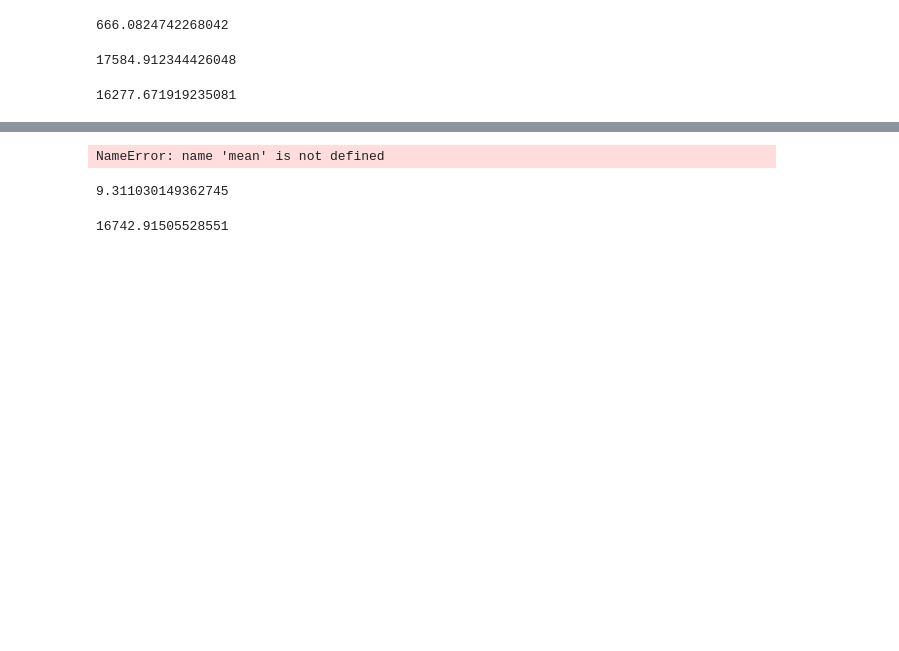
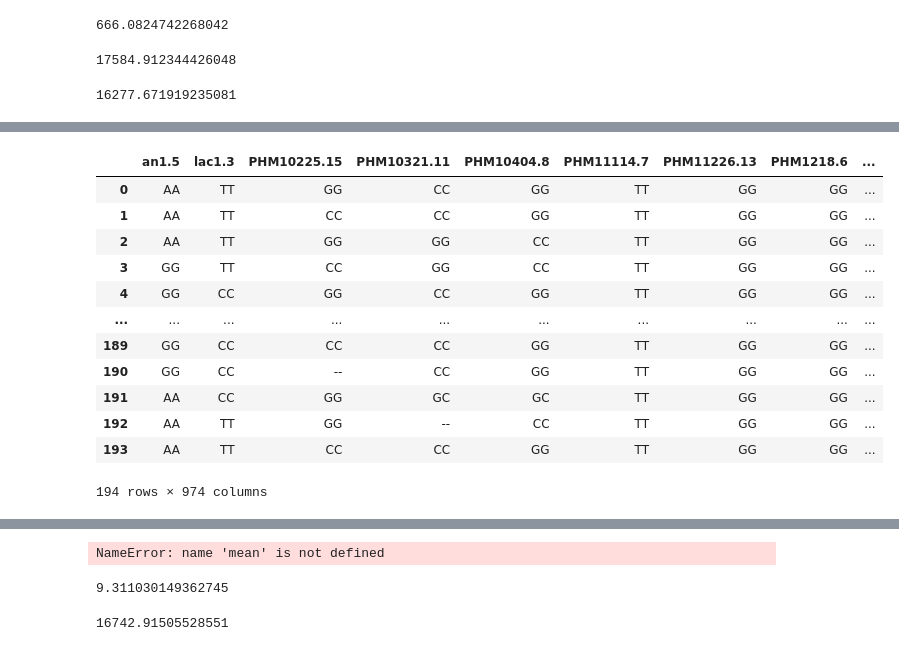
Before and after one commit to Phlup/Masterarbeit, a Jupyter notebook: code/Windows/genotype_sim.ipynb, the cells around one changed output, grey strips where cells are left out. Cells and saved outputs as stored; diff of their text form; code cells hidden in the pictures; blank space fills up the shorter version.

```diff
--- a/code/Windows/genotype_sim.ipynb
+++ b/code/Windows/genotype_sim.ipynb
@@ -201,0 +119,16 @@ high_sim.sum(axis = 1).var()
+# %%
+pop_1_genos
+# %% [output]
+|  | an1.5 | lac1.3 | PHM10225.15 | PHM10321.11 | PHM10404.8 | PHM11114.7 | PHM11226.13 | PHM1218.6 | ... |
+| 0 | AA | TT | GG | CC | GG | TT | GG | GG | ... |
+| 1 | AA | TT | CC | CC | GG | TT | GG | GG | ... |
+| 2 | AA | TT | GG | GG | CC | TT | GG | GG | ... |
+| 3 | GG | TT | CC | GG | CC | TT | GG | GG | ... |
+| 4 | GG | CC | GG | CC | GG | TT | GG | GG | ... |
+| ... | ... | ... | ... | ... | ... | ... | ... | ... | ... |
+| 189 | GG | CC | CC | CC | GG | TT | GG | GG | ... |
+| 190 | GG | CC | -- | CC | GG | TT | GG | GG | ... |
+| 191 | AA | CC | GG | GC | GC | TT | GG | GG | ... |
+| 192 | AA | TT | GG | -- | CC | TT | GG | GG | ... |
+| 193 | AA | TT | CC | CC | GG | TT | GG | GG | ... |
+194 rows × 974 columns
```
Also changed, not shown: parts of 35 cells of this notebook, 14 other files.
